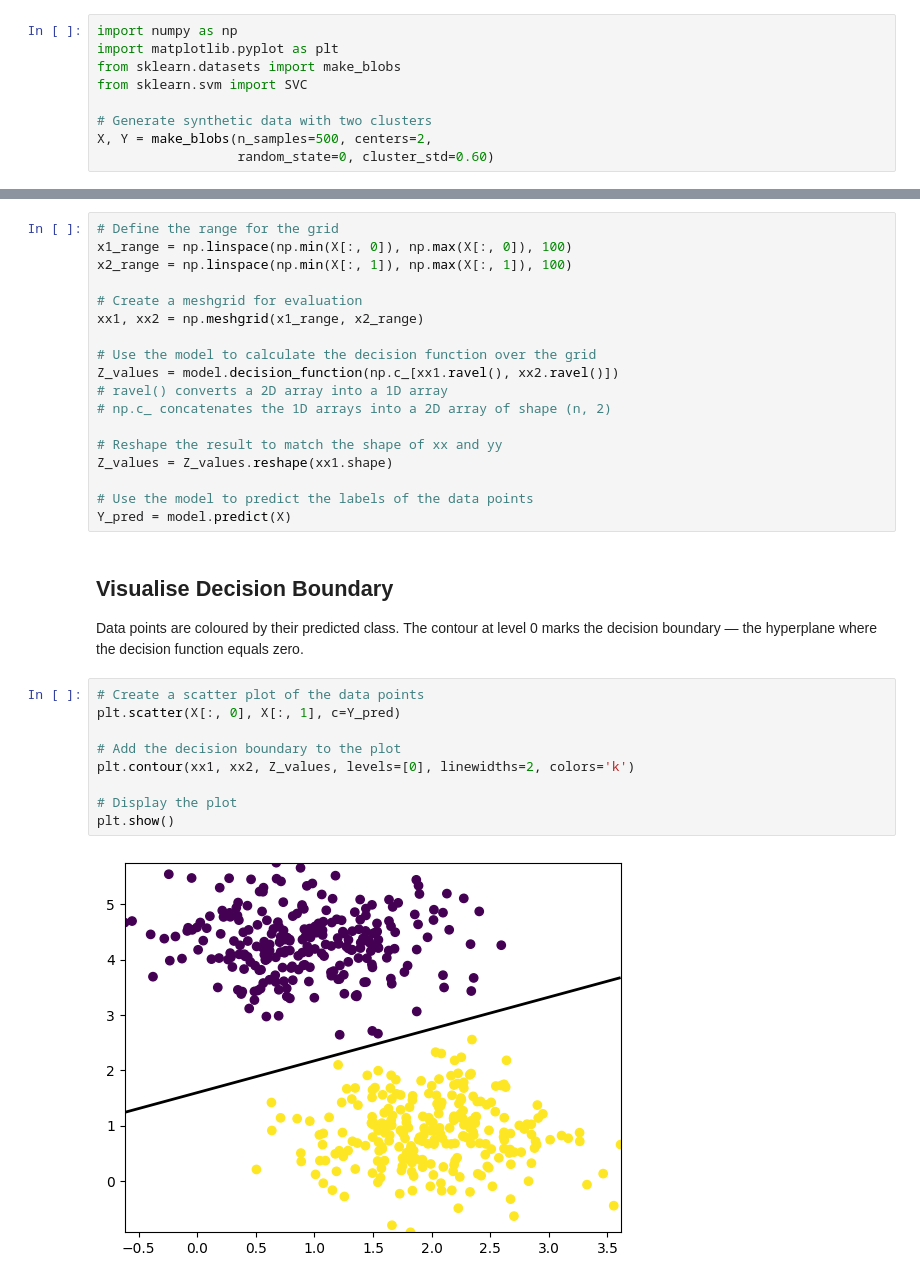
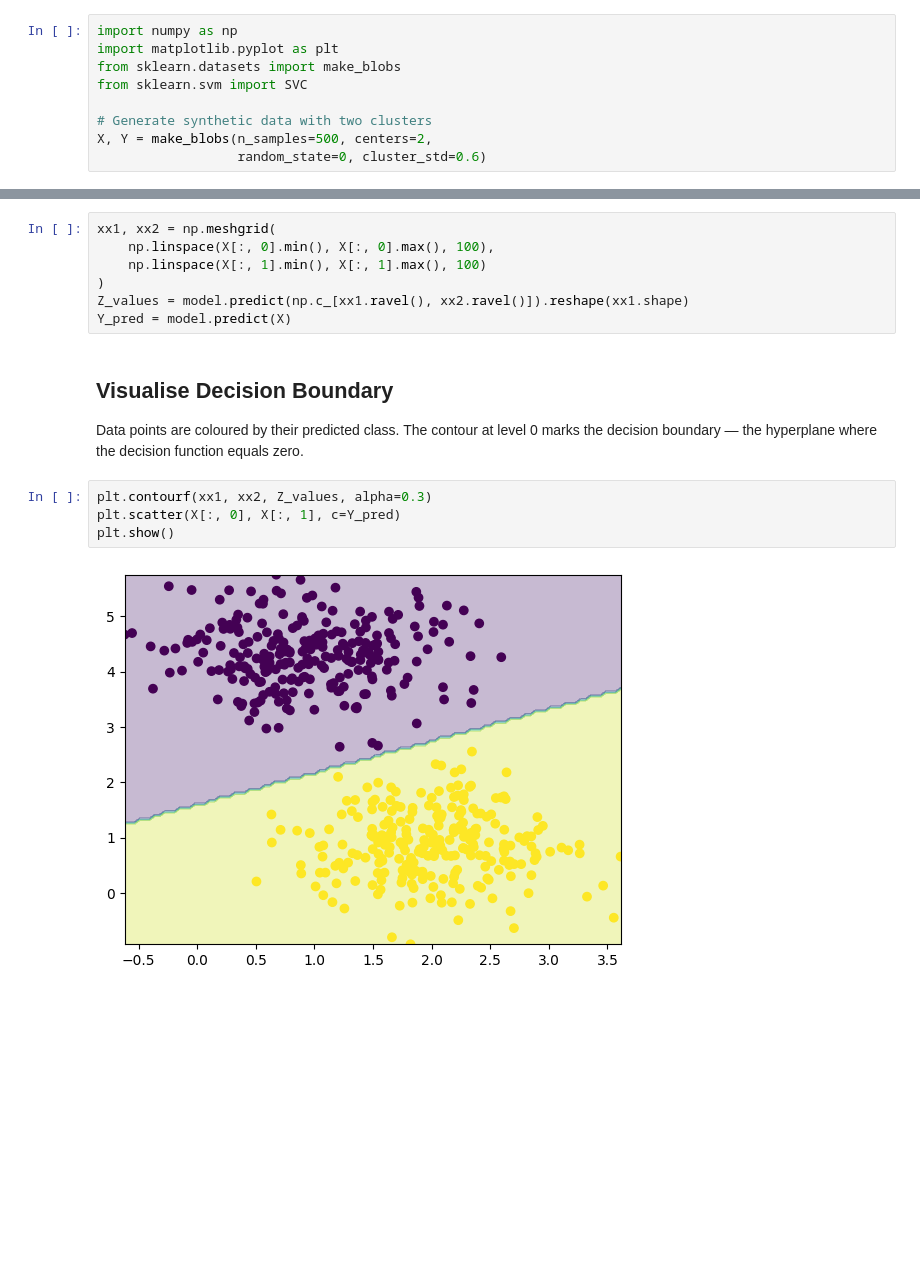
Before and after one commit to Riccaraccio/Data-Science, a Jupyter notebook: practicals/05-Supervised machine learning/SVM-Linear.ipynb, the cells around one changed output, grey strips where cells are left out. Saved outputs shown, nothing was run; the diff lists cells and outputs as text; blank space fills up the shorter version.

Commit message:
Simplified decision line visualization

```diff
--- a/practicals/05-Supervised machine learning/SVM-Linear.ipynb
+++ b/practicals/05-Supervised machine learning/SVM-Linear.ipynb
@@ -22,7 +22,7 @@ from sklearn.svm import SVC
 
 # Generate synthetic data with two clusters
 X, Y = make_blobs(n_samples=500, centers=2,
-                  random_state=0, cluster_std=0.60)
+                  random_state=0, cluster_std=0.6)
 # %% [markdown]
 ## Train Linear SVM
 
@@ -40,22 +40,11 @@ To visualise the decision boundary, the model's decision function is evaluated
 over a dense grid covering the data range. `np.c_` assembles the flattened
 grid coordinates into the (N, 2) shape expected by the model.
 # %%
-# Define the range for the grid
-x1_range = np.linspace(np.min(X[:, 0]), np.max(X[:, 0]), 100)
-x2_range = np.linspace(np.min(X[:, 1]), np.max(X[:, 1]), 100)
-
-# Create a meshgrid for evaluation
-xx1, xx2 = np.meshgrid(x1_range, x2_range)
-
-# Use the model to calculate the decision function over the grid
-Z_values = model.decision_function(np.c_[xx1.ravel(), xx2.ravel()])
-# ravel() converts a 2D array into a 1D array
-# np.c_ concatenates the 1D arrays into a 2D array of shape (n, 2)
-
-# Reshape the result to match the shape of xx and yy
-Z_values = Z_values.reshape(xx1.shape)
-
-# Use the model to predict the labels of the data points
+xx1, xx2 = np.meshgrid(
+    np.linspace(X[:, 0].min(), X[:, 0].max(), 100),
+    np.linspace(X[:, 1].min(), X[:, 1].max(), 100)
+)
+Z_values = model.predict(np.c_[xx1.ravel(), xx2.ravel()]).reshape(xx1.shape)
 Y_pred = model.predict(X)
 # %% [markdown]
 ## Visualise Decision Boundary
@@ -64,13 +53,8 @@ Data points are coloured by their predicted class. The contour at level 0
 marks the decision boundary — the hyperplane where the decision function
 equals zero.
 # %%
-# Create a scatter plot of the data points
+plt.contourf(xx1, xx2, Z_values, alpha=0.3)
 plt.scatter(X[:, 0], X[:, 1], c=Y_pred)
-
-# Add the decision boundary to the plot
-plt.contour(xx1, xx2, Z_values, levels=[0], linewidths=2, colors='k')
-
-# Display the plot
 plt.show()
 # %% [output]
-[figure, old version]
+[figure, new version]
```
Also changed, not shown: 2 other files.
